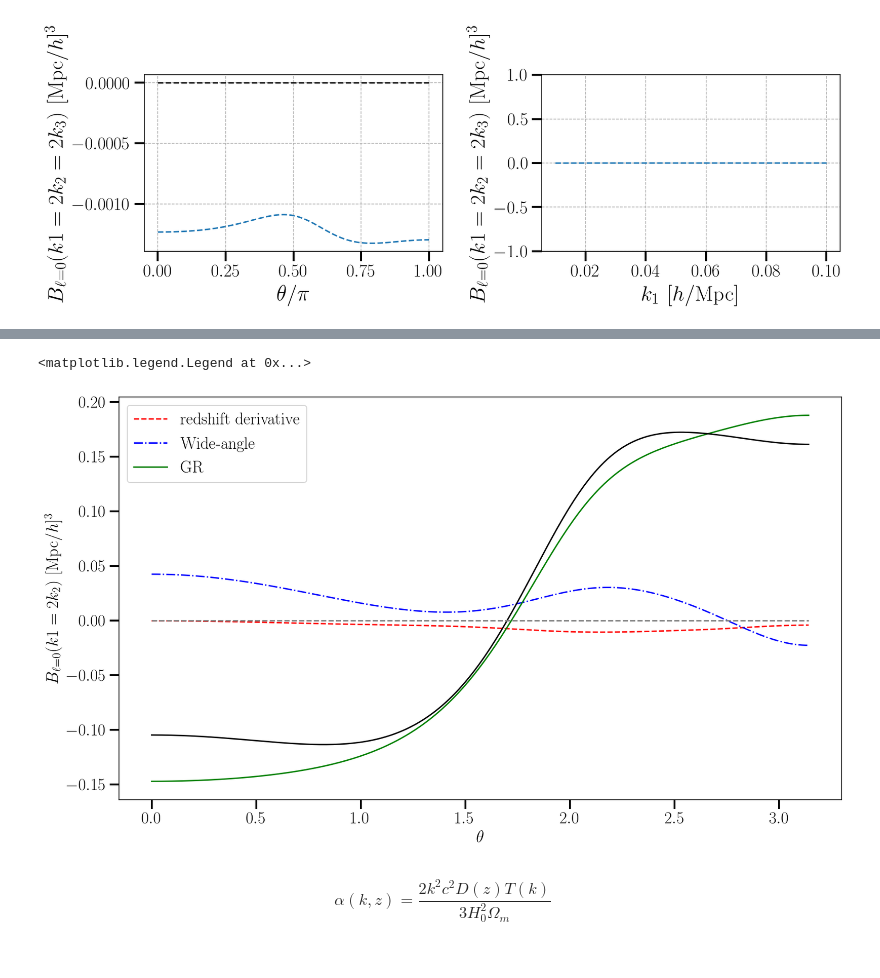
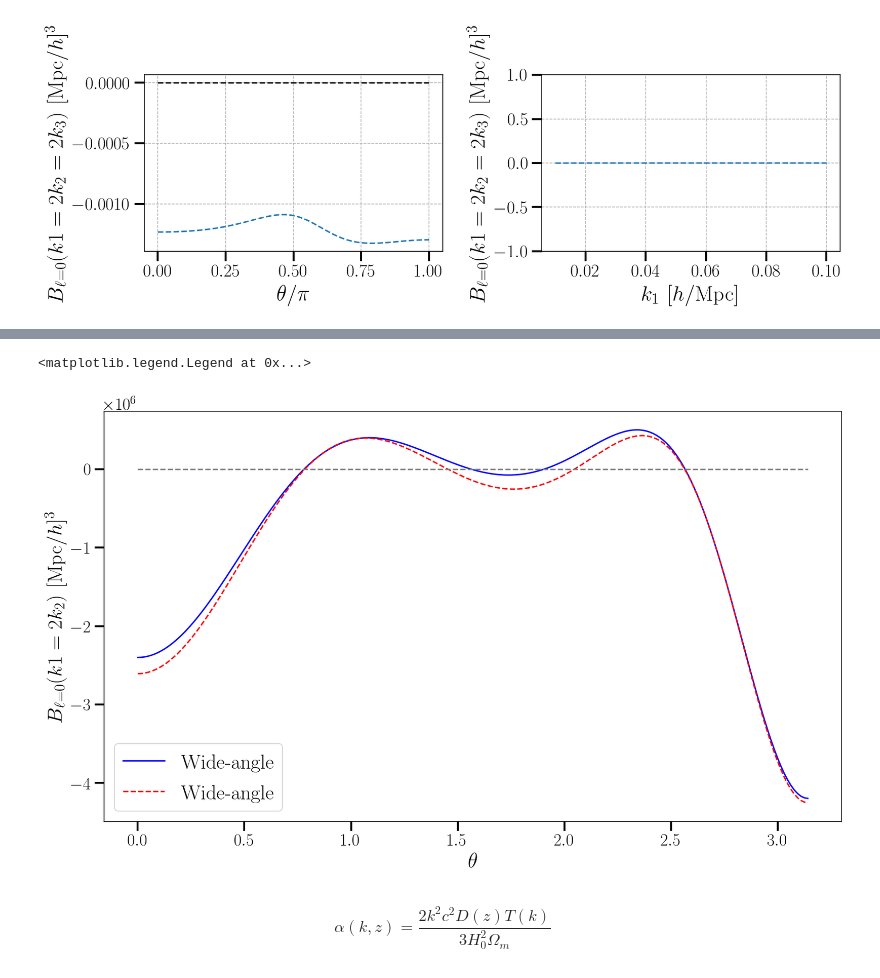
Before and after one commit to craddis1/ws_bk_theory, a Jupyter notebook: Bk_Theory.ipynb, the cells around one changed output, grey strips where cells are left out. Saved outputs shown, nothing was run; the diff lists cells and outputs as text; code cells hidden in the pictures.

Commit message:
changed some names and have some plots

```diff
--- a/Bk_Theory.ipynb
+++ b/Bk_Theory.ipynb
@@ -323,7 +321,7 @@ class CosmologicalFunctions:
         alphak1 = self.M(k1, 0)
         alphak2 = self.M(k2, 0)
         alphak3 = self.M(k3, 0)
-        return fNL,1*bE01(zz),1*bE11(zz),1*bE02(zz),alphak1,alphak2,alphak3
+        return fNL,1*bE01(zz),1*bE11(zz),0*bE02(zz),alphak1,alphak2,alphak3
 
     def get_beta_funcs(self,zz):
         """
@@ -1015,7 +1084,7 @@ plt.show()
 #for sciccimarro comparison...
 zz=1
 k1=0.05#np.linspace(0.01,0.1)#
-k2=k1/2
+k2=k1/3
 theta = np.linspace(0,np.pi,200)#2*np.pi/3#np.pi#
 k3 = np.sqrt(k1**2 + k2**2 + 2*k1*k2*np.cos(theta))
 
@@ -1025,36 +1094,40 @@ derivs = cosmo_functions.get_derivs(zz)
 betas = cosmo_functions.get_beta_funcs(zz)
 # %%
 plt.figure(figsize=(14,8))
+r=1/2;s=1/2
+
+#plt.plot(theta,(Der1.l1(params,derivs,r,s).imag)/GR0.l0(params),'-',color='red',label='redshift derivative')
+plt.plot(theta,WA2.l0(params,r,s).real,'-',color='blue',label='Wide-angle')
+
+plt.plot(theta,((1-r-s)*WA2.l0(params,0,0)+r*WA2.l0(params,1,0)+s*WA2.l0(params,0,1)).real,'--',color='red',label='Wide-angle')
+
+"""
 r=0;s=0
-#plt.plot(theta,bk_terms.WA1.l1(params,0,0).imag,alpha=0.4,color='blue')
-#plt.plot(theta,bk_terms.Der1.l1(params,derivs,0,0).imag,'-.',alpha=0.4,color='blue')
-#plt.plot(theta,WA1.l1(params,1,0).imag,alpha=0.4,color='red')
-#plt.plot(theta,Der1.l1(params,derivs,1,0).imag,'-.',alpha=0.4,color='red')
-#plt.plot(theta,WA1.l1(params,0,1).imag,alpha=0.4,color='green')
-#plt.plot(theta,Der1.l1(params,derivs,0,1).imag,'-.',alpha=0.4,color='green')
-#plt.plot(theta,WA1.l1(params,1/3,1/3).imag,color='black')
-#plt.plot(theta,Der1.l1(params,derivs,1/3,1/3).imag,'-.',color='black')
-#plt.plot(theta,WA1.l1(params,0,1).imag+Der1.l1(params,derivs,1/3,1/3).imag,'--',color='black')
+plt.plot(theta,(Der1.l1(params,derivs,r,s).imag)/GR0.l0(params),'-',color='red',label='redshift derivative')
+plt.plot(theta,WA1.l1(params,r,s).imag/GR0.l0(params),'-',color='blue',label='Wide-angle')
 
+r=1;s=0
 plt.plot(theta,(Der1.l1(params,derivs,r,s).imag)/GR0.l0(params),'--',color='red',label='redshift derivative')
+plt.plot(theta,WA1.l1(params,r,s).imag/GR0.l0(params),'--',color='blue',label='Wide-angle')
+
+r=0;s=1
+plt.plot(theta,(Der1.l1(params,derivs,r,s).imag)/GR0.l0(params),'-.',color='red',label='redshift derivative')
 plt.plot(theta,WA1.l1(params,r,s).imag/GR0.l0(params),'-.',color='blue',label='Wide-angle')
-#plt.plot(theta,2*GR1.l1(params,betas).imag/GR0.l0(params),'-',color='green',label='GR')
-plt.plot(theta,GR11.l1(params,betas).imag/GR0.l0(params),'-',color='green',label='GR')
+#plt.plot(theta,GR1.l1(params,betas).imag/GR0.l0(params),'-',color='green',label='GR')
+"""
 
-
-
-plt.plot(theta,(WA1.l1(params,r,s).imag+GR11.l1(params,betas).imag+Der1.l1(params,derivs,r,s).imag)/GR0.l0(params),'-',color='black')
+#plt.plot(theta,(WA1.l1(params,r,s).imag+GR1.l1(params,betas).imag+Der1.l1(params,derivs,r,s).imag)/GR0.l0(params),'-',color='black')
 plt.plot(theta,np.zeros_like(theta),'--',color='grey')
 plt.xlabel(r'$ \theta $')
 plt.ylabel('$ B_{\ell=0}(k1= 2 k_2) \,\,[\mathrm{Mpc}/h]^3$')
 plt.legend()
 #plt.xlim(1.5,2)
 #plt.plot(theta,testoldder/d)
 #plt.plot(theta,testold.real/(d),'-.',color='black')
 #plt.plot(theta,testold.real/(d),'-.',color='grey')
 # %% [output]
 <matplotlib.legend.Legend at 0x...>
-[figure, old version]
+[figure, new version]
 # %% [markdown]
 $$\alpha(k,z)= \frac{2 k^2 c^2 D(z) T(k)}{3 H^2_0 \Omega_m}$$
 # %% [markdown]
```
Also changed, not shown: parts of 15 cells of this notebook, 16 other files.
